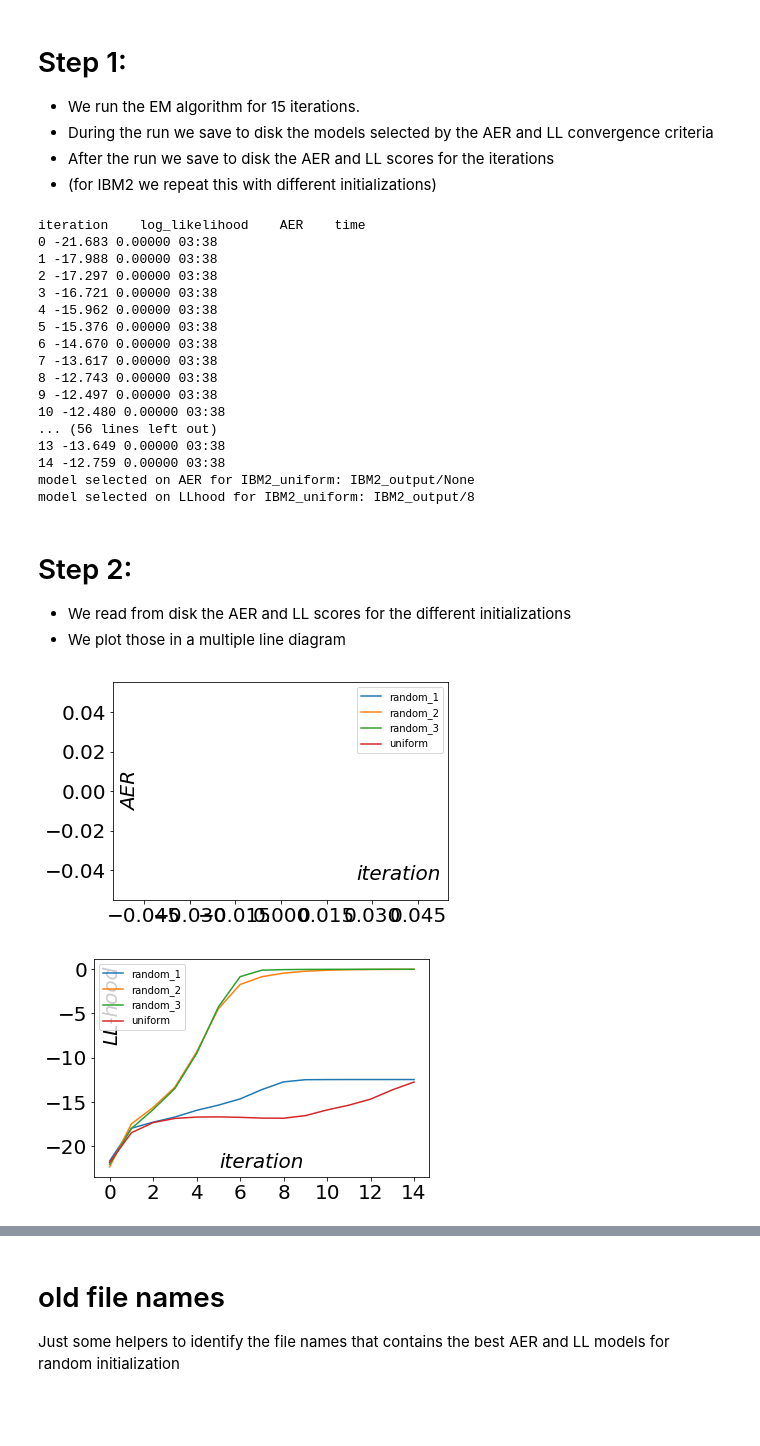
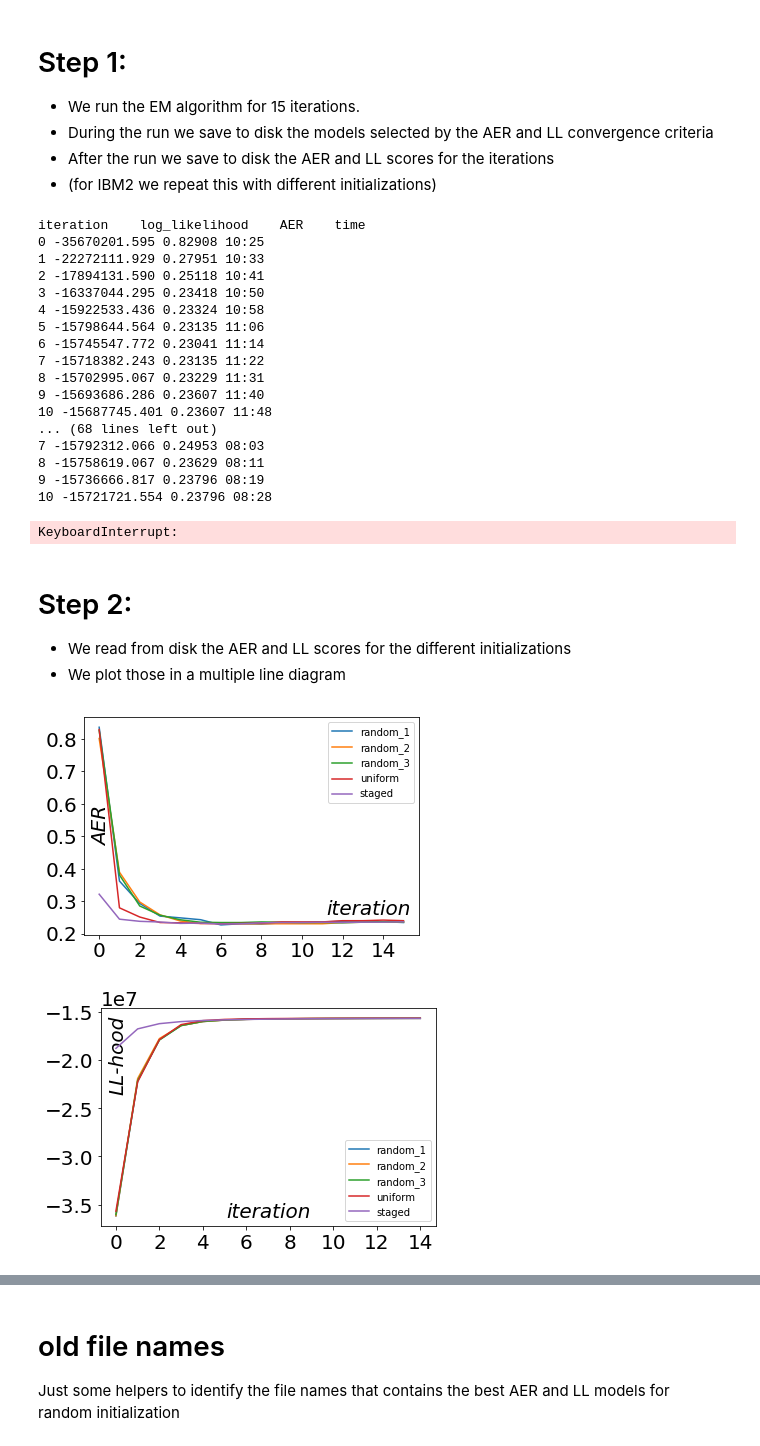
Before and after one commit to maartje/NLP2-Project1, a Jupyter notebook: Notebook_IBM2.ipynb, the cells around one changed output, grey strips where cells are left out. Saved outputs shown, nothing was run; the diff lists cells and outputs as text; code cells hidden in the pictures; blank space fills up the shorter version.

```diff
--- a/Notebook_IBM2.ipynb
+++ b/Notebook_IBM2.ipynb
@@ -82,17 +82,28 @@ def run_em_with_initialization(
 #    plots.figure_log_likelihood(llhoods, fname_ibm2(f'IBM2_{init_name}'))
 #    plots.figure_AER(AERs, fname_ibm2(f'IBM2_{init_name}'))
 # %%
-# s_t_pairs, s_vocabulary, t_vocabulary = datasets.training_data()
-# val_sentence_pairs = datasets.validation_data(s_vocabulary, t_vocabulary)
 (training_pairs, validation_pairs, test_pairs) = persistence.get_preprocessed_sentence_pairs()
 reference_alignments = datasets.validation_alignments()
 
-s_t_pairs, s_vocabulary, t_vocabulary = datasets.example_data_word_order()
-val_sentence_pairs = None
-reference_alignments = None
+# training_pairs, _, _ = datasets.example_data_word_order()
+# validation_pairs = None
+# reference_alignments = None
 
 AER_scores = {}
 llhood_scores = {}
+
+
+# Run EM on training data set with AER on validation set
+# using uniform initialization
+run_em_with_initialization(
+    training_pairs, validation_pairs, reference_alignments,
+    inits.initialize_lprobs_uniform, inits.initialize_jump_probs_uniformly, 'IBM2_uniform')
+
+# Run EM on training data set with AER on validation set
+# using initialization with IBM 1 und uniform jump probabilities
+run_em_with_initialization(
+    training_pairs, validation_pairs, reference_alignments,
+    inits.initialize_lprobs_staged, inits.initialize_jump_probs_uniformly, 'IBM2_staged')
 
 # Run EM on training data set with AER on validation set
 # using random initialization (3x)
@@ -105,36 +116,25 @@ run_em_with_initialization(
 run_em_with_initialization(
     training_pairs, validation_pairs, reference_alignments,
     inits.initialize_lprobs_randomly, inits.initialize_jump_probs_randomly, 'IBM2_RR_3')
-
-# Run EM on training data set with AER on validation set
-# using uniform initialization
-run_em_with_initialization(
-    training_pairs, validation_pairs, reference_alignments,
-    inits.initialize_lprobs_uniform, inits.initialize_jump_probs_uniformly, 'IBM2_uniform')
-
-# Run EM on training data set with AER on validation set
-# using initialization with IBM 1 und uniform jump probabilities
-# run_em_with_initialization(
-#     training_pairs, validation_pairs, reference_alignments,
-#     inits.initialize_lprobs_staged, inits.initialize_jump_probs_uniformly, 'IBM2_staged')
 # %% [output]
 iteration    log_likelihood    AER    time
-0 -21.683 0.00000 03:38
-1 -17.988 0.00000 03:38
-2 -17.297 0.00000 03:38
-3 -16.721 0.00000 03:38
-4 -15.962 0.00000 03:38
-5 -15.376 0.00000 03:38
-6 -14.670 0.00000 03:38
-7 -13.617 0.00000 03:38
-8 -12.743 0.00000 03:38
-9 -12.497 0.00000 03:38
-10 -12.480 0.00000 03:38
-... (56 lines left out)
-13 -13.649 0.00000 03:38
-14 -12.759 0.00000 03:38
-model selected on AER for IBM2_uniform: IBM2_output/None
-model selected on LLhood for IBM2_uniform: IBM2_output/8
+0 -35670201.595 0.82908 10:25
+1 -22272111.929 0.27951 10:33
+2 -17894131.590 0.25118 10:41
+3 -16337044.295 0.23418 10:50
+4 -15922533.436 0.23324 10:58
+5 -15798644.564 0.23135 11:06
+6 -15745547.772 0.23041 11:14
+7 -15718382.243 0.23135 11:22
+8 -15702995.067 0.23229 11:31
+9 -15693686.286 0.23607 11:40
+10 -15687745.401 0.23607 11:48
+... (68 lines left out)
+7 -15792312.066 0.24953 08:03
+8 -15758619.067 0.23629 08:11
+9 -15736666.817 0.23796 08:19
+10 -15721721.554 0.23796 08:28
+KeyboardInterrupt:
 # %% [markdown]
 # Step 2:
 - We read from disk the AER and LL scores for the different initializations
@@ -142,24 +142,24 @@ model selected on LLhood for IBM2_uniform: IBM2_output/8
 # %%
 def add_plot_data(init_name, label):
     fname_ibm2_AERs = fname_ibm2(f'AERs_{init_name}.txt')
     fname_ibm2_llhoods = fname_ibm2(f'llhoods_{init_name}.txt')
     AERs = persistence.load(fname_ibm2_AERs)
     llhoods = persistence.load(fname_ibm2_llhoods)
     AER_lines.append(AERs)
     llhood_lines.append(llhoods)
     model_names.append(label)
 
 AER_lines = []
 llhood_lines = []
 model_names = []
-for i in [1,2,3]:
+for i in [1,2, 3]:
     init_name = f'IBM2_RR_{i}'
     add_plot_data(init_name, f'random_{i}')
 add_plot_data('IBM2_uniform', 'uniform')
-#add_plot_data('IBM2_staged')
+add_plot_data('IBM2_staged', 'staged')
 
 plots.figure_AER_multiple_lines(AER_lines, model_names, fname_ibm2('IBM2_inits_AER.png'))
 plots.figure_llhood_multiple_lines(llhood_lines, model_names, fname_ibm2('IBM2_inits_llhoods.png'))
 # %% [output]
-[figure, old version]
+[figure, new version]
-[figure, old version]
+[figure, new version]
```
Also changed, not shown: parts of 7 cells of this notebook, 1 other file.
